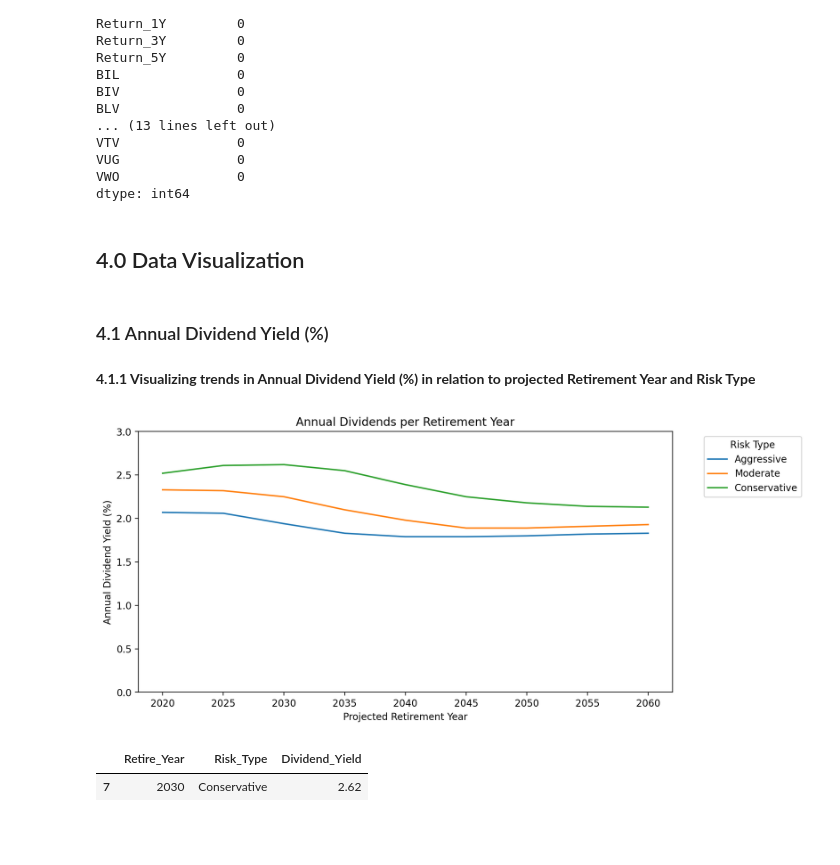
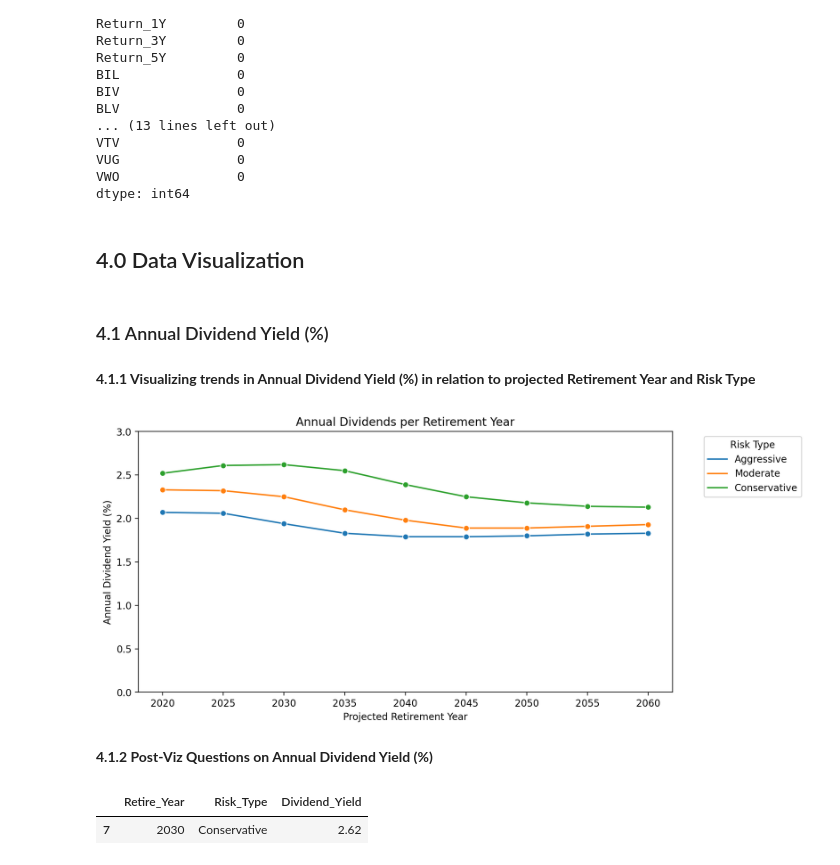
Before and after one commit to AvinashBisram/Data-Analysis-Projects, a Jupyter notebook: M1 Expert Pie Analysis/M1 Expert Pie Analysis.ipynb, the cells around one changed output. Saved outputs shown, nothing was run; the diff lists cells and outputs as text; code cells hidden in the pictures; blank space fills up the shorter version.

```diff
--- a/M1 Expert Pie Analysis/M1 Expert Pie Analysis.ipynb
+++ b/M1 Expert Pie Analysis/M1 Expert Pie Analysis.ipynb
@@ -117,6 +232,4 @@ raw['BIL'] = raw['BIL'].astype('int64')
 raw['BNDX'] = raw['BNDX'].astype('int64')
 raw['BSV'] = raw['BSV'].astype('int64')
 raw['TIP'] = raw['TIP'].astype('int64')
-raw['VNQ'] = raw['VNQ'].astype('int64')
-raw['VWO'] = raw['VWO'].astype('int64')
 # %% [markdown]
@@ -188,19 +306,26 @@ VUG               0
 VWO               0
 dtype: int64
 # %% [markdown]
+<a id='4.0'></a>
 ## 4.0 Data Visualization
 # %% [markdown]
+<a id='4.1'></a>
 ### 4.1 Annual Dividend Yield (%)
 # %% [markdown]
+<a id='4.1.1'></a>
 <b>4.1.1 Visualizing trends in Annual Dividend Yield (%) in relation to projected Retirement Year and Risk Type</b>
 # %%
 plt.figure(figsize=(10,5), dpi=200)
 plt.title('Annual Dividends per Retirement Year')
-sns.lineplot(data=raw, x='Retire_Year', y='Dividend_Yield', hue='Risk_Type', hue_order=['Aggressive','Moderate','Conservative']);
+sns.lineplot(data=raw, x='Retire_Year', y='Dividend_Yield', hue='Risk_Type', hue_order=['Aggressive','Moderate','Conservative'], marker='o');
 plt.xlabel('Projected Retirement Year')
 plt.ylabel('Annual Dividend Yield (%)')
 plt.legend(title='Risk Type', loc='upper left', bbox_to_anchor=(1.05,1))
-plt.ylim(0.0,3.0);
+plt.ylim(0.0,3.0)
+plt.show()
 # %% [output]
-[figure, old version]
+[figure, new version]
+# %% [markdown]
+<a id='4.1.2'></a>
+<b>4.1.2 Post-Viz Questions on Annual Dividend Yield (%)</b>
 # %%
```
Also changed, not shown: parts of 132 cells of this notebook.
